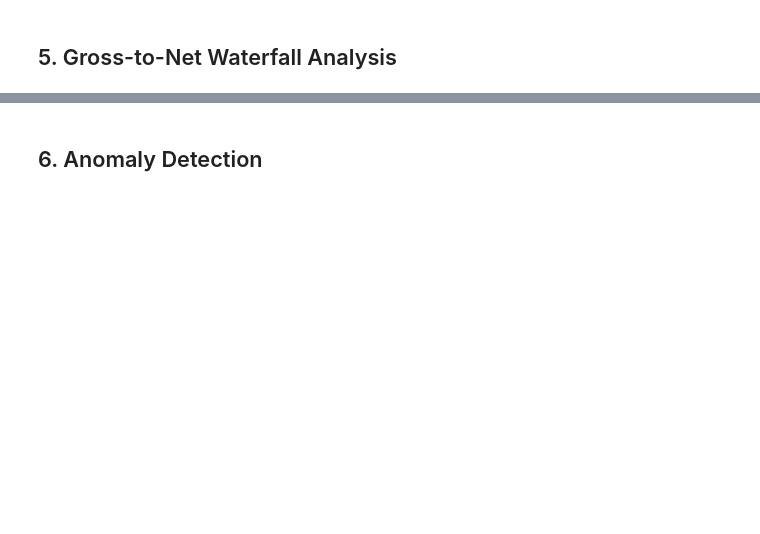
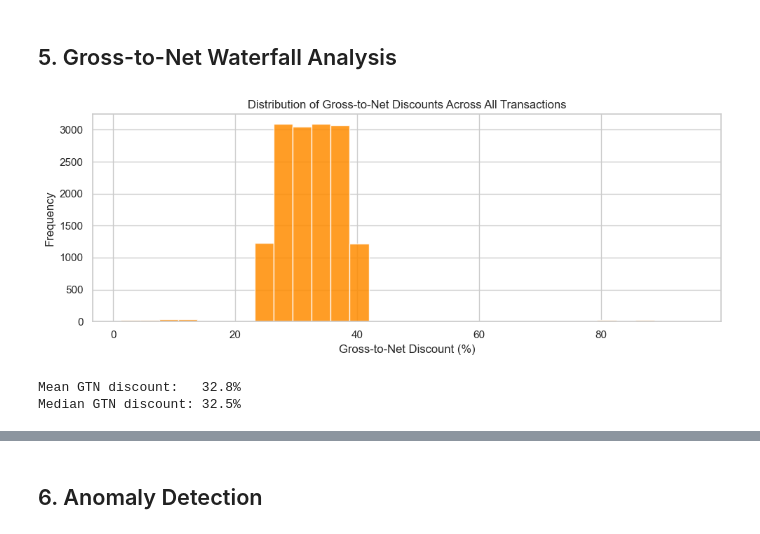
Before and after one commit to anilmedads-hub/pharma-pricing-copilot, a Jupyter notebook: notebooks/eda.ipynb, the cells around one changed output, grey strips where cells are left out. Drawn from its saved outputs; the diff is of its cells as text; code cells hidden in the pictures; blank space fills up the shorter version.

```diff
--- a/notebooks/eda.ipynb
+++ b/notebooks/eda.ipynb
@@ -126,11 +161,13 @@ plt.show()
 """
 Price History Overview
 """
-ph = price_history_with_anomalies.copy()
-ph['period'] = pd.to_datetime(ph['period'])
+ph = df.copy()
+ph['transaction_date'] = pd.to_datetime(ph['transaction_date'])
 
 print('=== Price History — First 5 Rows ===')
 display(ph.head())
 
 print('\n=== Null Value Counts ===')
 print(ph.isnull().sum())
+
+print(f'\nTotal transactions: {len(ph)}')
@@ -182,19 +243,26 @@ fig.show()
 # %%
 """
 Gross-to-Net Distribution
 """
+# Calculate GTN percentage as (WAC - GTN) / WAC * 100
+ph['gtn_discount_pct'] = ((ph['wac_price'] - ph['gtn_price']) / ph['wac_price'] * 100).clip(0, 100)
+
 fig, ax = plt.subplots(figsize=(10, 4))
 ax.hist(
-    ph['gross_to_net_pct'].dropna() * 100,
+    ph['gtn_discount_pct'].dropna(),
     bins=30, color='darkorange', edgecolor='white', alpha=0.85
 )
 ax.set_xlabel('Gross-to-Net Discount (%)')
 ax.set_ylabel('Frequency')
-ax.set_title('Distribution of Gross-to-Net Percentages Across All Drugs & Periods')
+ax.set_title('Distribution of Gross-to-Net Discounts Across All Transactions')
 plt.tight_layout()
 plt.show()
 
-print(f"Mean GTN:   {ph['gross_to_net_pct'].mean()*100:.1f}%")
-print(f"Median GTN: {ph['gross_to_net_pct'].median()*100:.1f}%")
+print(f"Mean GTN discount:   {ph['gtn_discount_pct'].mean():.1f}%")
+print(f"Median GTN discount: {ph['gtn_discount_pct'].median():.1f}%")
+# %% [output]
+[figure, added]
+Mean GTN discount:   32.8%
+Median GTN discount: 32.5%
 # %%
 """
```
Also changed, not shown: parts of 15 cells of this notebook, 3 other files.
